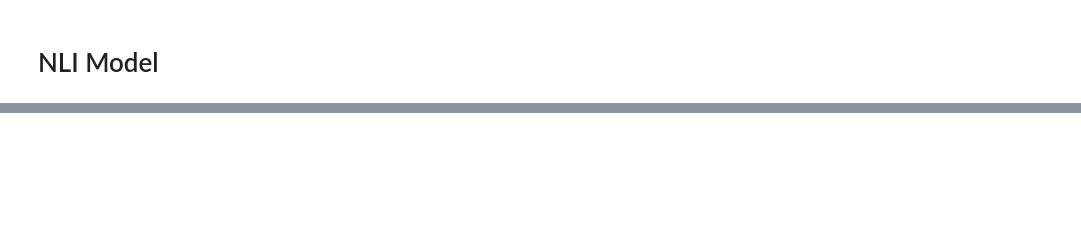
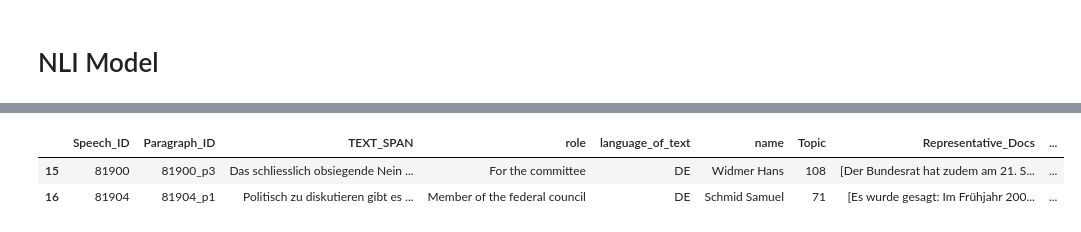
Before and after one commit to MatteoFasulo/DemocraSci-AM, a Jupyter notebook: NLI.ipynb, the cells around one changed output, grey strips where cells are left out. Cells and saved outputs as stored; diff of their text form; code cells hidden in the pictures; blank space fills up the shorter version.

```diff
--- a/NLI.ipynb
+++ b/NLI.ipynb
@@ -248,3 +161,9 @@ hp_df[hp_df["Final_Stance"] != "Neutral"][
+# %%
+hp_df[hp_df["Stance_Intensity"] < -0.75].head(2)
+# %% [output]
+|  | Speech_ID | Paragraph_ID | TEXT_SPAN | role | language_of_text | name | Topic | Representative_Docs | ... |
+| 15 | 81900 | 81900_p3 | Das schliesslich obsiegende Nein ... | For the committee | DE | Widmer Hans | 108 | [Der Bundesrat hat zudem am 21. S... | ... |
+| 16 | 81904 | 81904_p1 | Politisch zu diskutieren gibt es ... | Member of the federal council | DE | Schmid Samuel | 71 | [Es wurde gesagt: Im Frühjahr 200... | ... |
 # %%
 import textwrap
 
```
Also changed, not shown: parts of 26 cells of this notebook, 1 other file.
